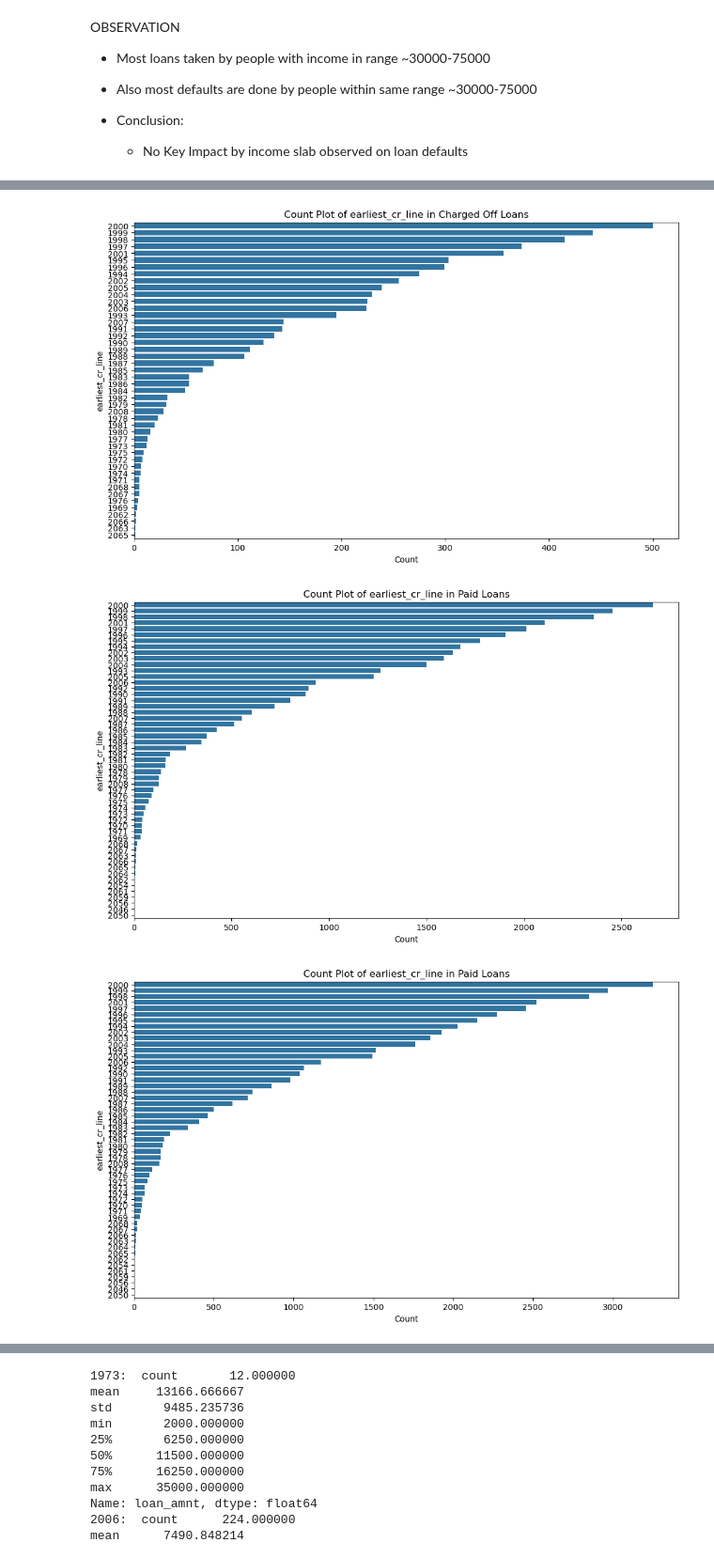
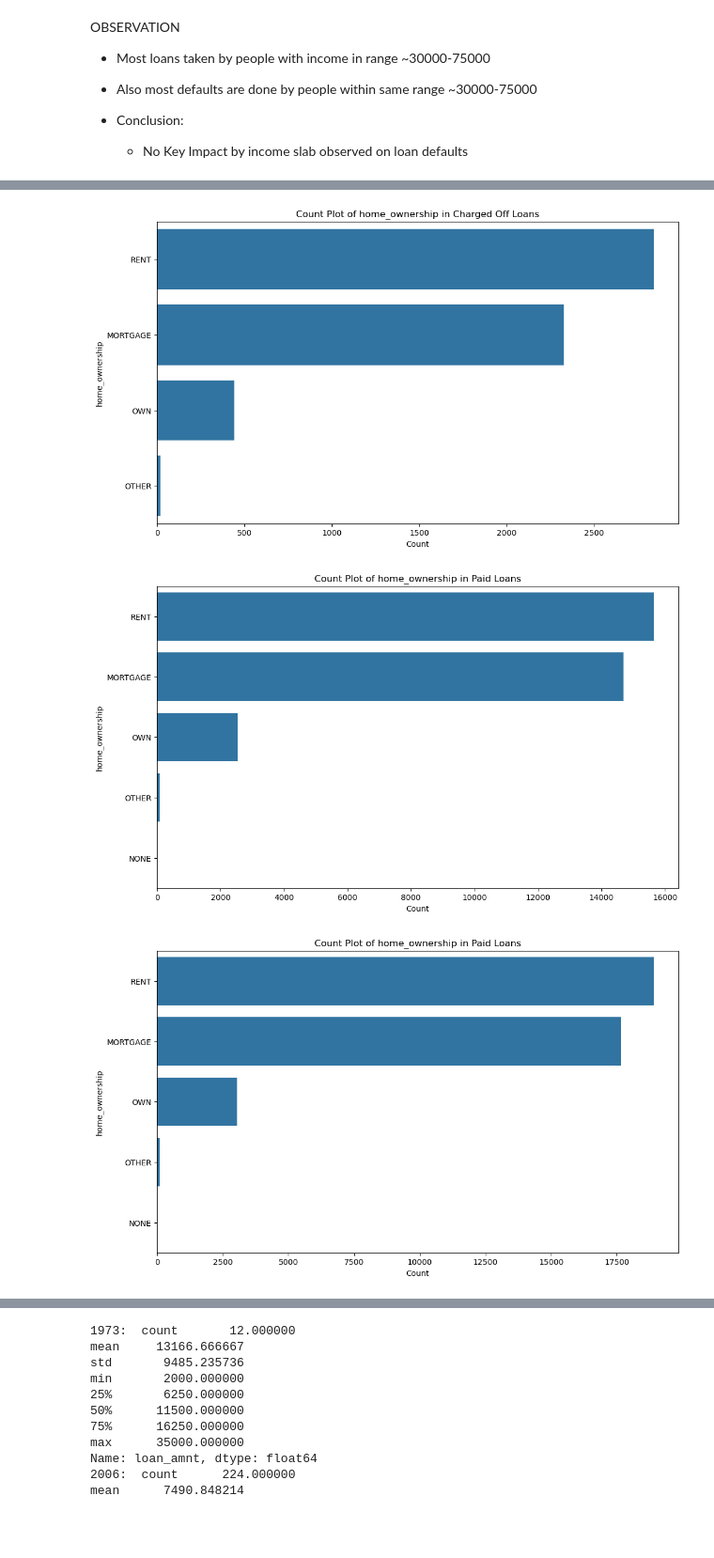
Before and after one commit to VFulara/LendingClubCaseStudy, a Jupyter notebook: final.ipynb, the cells around one changed output, grey strips where cells are left out. Shown at 94% size. Cells and saved outputs as stored; diff of their text form; code cells hidden in the pictures; blank space fills up the shorter version.

```diff
--- a/final.ipynb
+++ b/final.ipynb
@@ -241,3 +251,15 @@ Column 'total_rec_int': Outlier indices - [20, 55, 79, 80, 86, 95, 101, 105, 112
+# %%
+# Define the bin edges
+bins = [0, 2.5, 5, 7.5, 10, 12.5, 15, 17.5, 20, 22.5, 25]
+
+# Define the labels for each bin
+labels = [
+    '0-2.5', '2.5-5', '5-7.5', '7.5-10', '10-12.5',
+    '12.5-15', '15-17.5', '17.5-20', '20-22.5', '22.5-25'
+]
+
+# Create the new column
+loan_df['int_rate_range'] = pd.cut(loan_df['int_rate'], bins=bins, labels=labels, right=False)
 # %% [markdown]
 These outlier info will help in analysis further.
 
@@ -370,34 +407,34 @@ OBSERVATION
 #     plt.xlabel('Count')
 #     plt.ylabel(col)
 #     plt.show()
 
 
 #Data frame for comparison to find patterns
 # chargedOffDf, paidDf, loan_df
 #['term','grade','home_ownership','purpose','addr_state']
-col = 'earliest_cr_line'
+col = 'home_ownership'
 
 plt.figure(figsize=(12, 7))
 ax = sns.countplot(y=col, data=chargedOffDf, order=chargedOffDf[col].value_counts().index)
 plt.title(f'Count Plot of {col} in Charged Off Loans')
 plt.xlabel('Count')
 plt.ylabel(col)
 plt.show()
 
 plt.figure(figsize=(12, 7))
 ax = sns.countplot(y=col, data=paidDf, order=paidDf[col].value_counts().index)
 plt.title(f'Count Plot of {col} in Paid Loans')
 plt.xlabel('Count')
 plt.ylabel(col)
 plt.show()
 
 plt.figure(figsize=(12, 7))
 ax = sns.countplot(y=col, data=loan_df, order=loan_df[col].value_counts().index)
 plt.title(f'Count Plot of {col} in Paid Loans')
 plt.xlabel('Count')
 plt.ylabel(col)
 plt.show()
 # %% [output]
-[figure, old version]
+[figure, new version]
-[figure, old version]
+[figure, new version]
-[figure, old version]
+[figure, new version]
```
Also changed, not shown: parts of 9 cells of this notebook, 1 other file.
